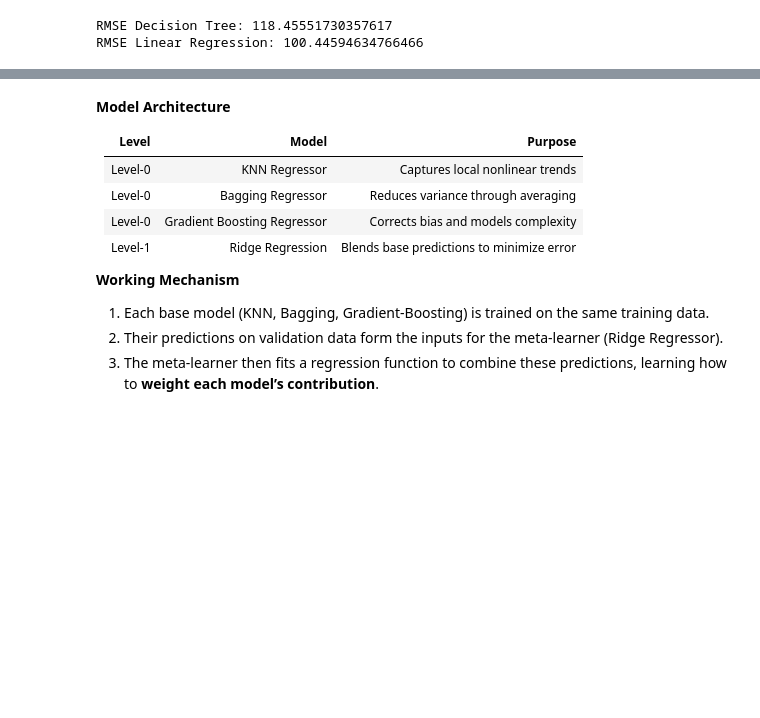
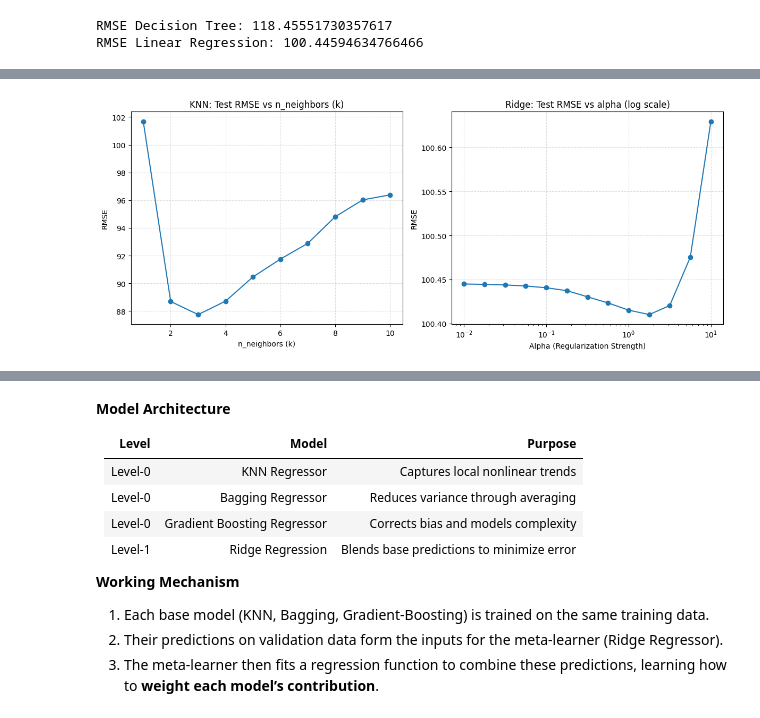
Before and after one commit to Charukhesh/EnsembleLearning, a Jupyter notebook: main.ipynb, the cells around one changed output, grey strips where cells are left out. Cells and saved outputs as stored; diff of their text form; code cells hidden in the pictures; blank space fills up the shorter version.

```diff
--- a/main.ipynb
+++ b/main.ipynb
@@ -207,6 +216,45 @@ Stacking has two main layers:
 **Stacking ≠ Averaging**
 
 It is a **learning-based combination** of models, the meta-learner doesn’t just average; it **learns how to combine** predictions to minimize the final error. This approach exploits **model diversity** to achieve superior predictive performance.
+# %%
+k_list = range(1, 11)
+rmse_k = []
+
+for k in k_list:
+    pipe_knn = Pipeline([('preprocess', preprocessor), ('model', KNeighborsRegressor(n_neighbors=k))])
+    pipe_knn.fit(X_train, y_train)
+    y_pred_knn = pipe_knn.predict(X_test)
+    rmse = root_mean_squared_error(y_test, y_pred_knn)
+    rmse_k.append(rmse)
+
+alphas = np.logspace(-2, 1, 13)
+rmse_alpha = []
+
+for alpha in alphas:
+    pipe_ridge = Pipeline([('preprocess', preprocessor), ('model', Ridge(alpha=alpha))])
+    pipe_ridge.fit(X_train, y_train)
+    y_pred_ridge = pipe_ridge.predict(X_test)
+    rmse = root_mean_squared_error(y_test, y_pred_ridge)
+    rmse_alpha.append(rmse)
+
+fig, axes = plt.subplots(1, 2, figsize=(12, 5))
+
+axes[0].plot(k_list, rmse_k, marker='o')
+axes[0].set_title('KNN: Test RMSE vs n_neighbors (k)')
+axes[0].set_xlabel('n_neighbors (k)')
+axes[0].set_ylabel('RMSE')
+axes[0].grid(True, linestyle='--', alpha=0.4)
+
+axes[1].semilogx(alphas, rmse_alpha, marker='o')
+axes[1].set_title('Ridge: Test RMSE vs alpha (log scale)')
+axes[1].set_xlabel('Alpha (Regularization Strength)')
+axes[1].set_ylabel('RMSE')
+axes[1].grid(True, linestyle='--', alpha=0.4)
+
+plt.tight_layout()
+plt.show()
+# %% [output]
+[figure, added]
 # %%
 # Level-0 Base Learners
 base_learners = [
```
Also changed, not shown: parts of 14 cells of this notebook.
